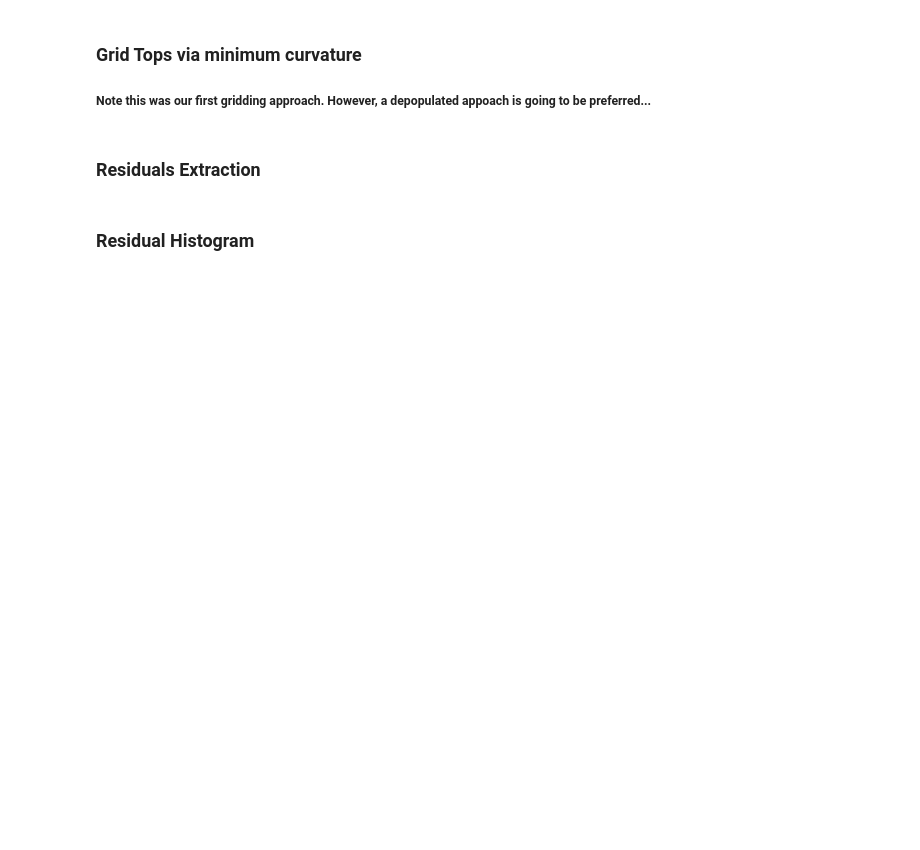
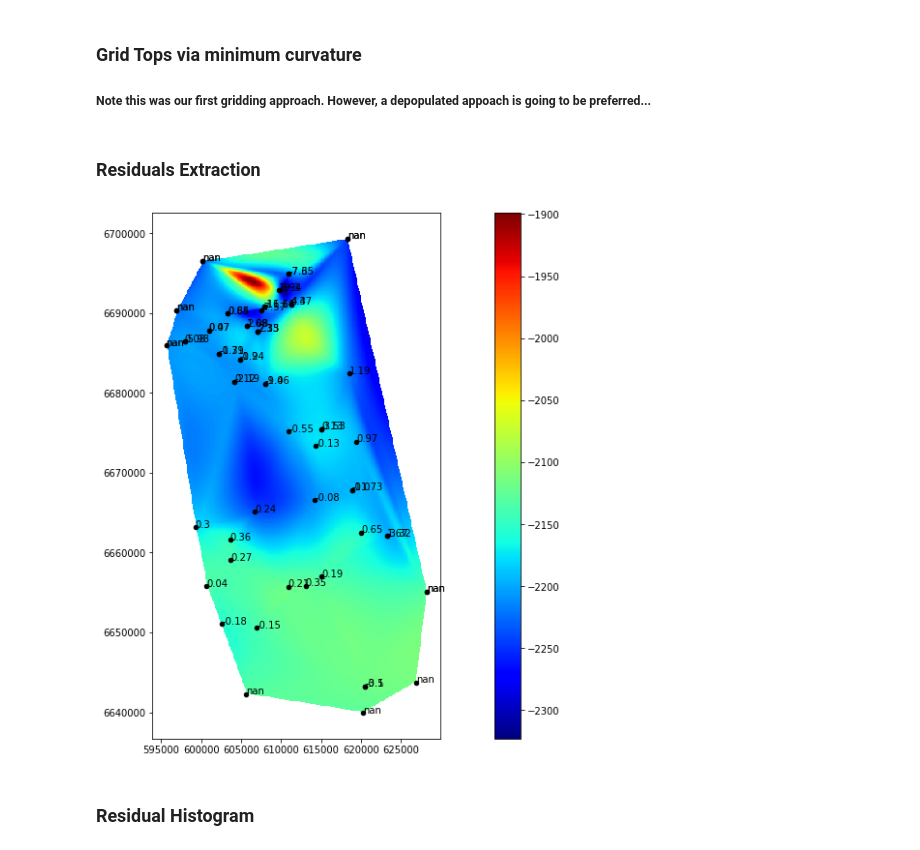
Before and after one commit to seismic-shift/wonky_tops, a Jupyter notebook: wonky_tom-export.ipynb, the cells around one changed output. Drawn from its saved outputs; the diff is of its cells as text; code cells hidden in the pictures; blank space fills up the shorter version.

Commit message:
Updated residuals plot

```diff
--- a/wonky_tom-export.ipynb
+++ b/wonky_tom-export.ipynb
@@ -190,0 +192,3 @@ plt.colorbar()
+# %%
+#Create a grid from input data in to regular grid
+grid = grid_surface(points, values, gridX, gridY, intMeth='cubic')
@@ -224,3 +221,0 @@ z_gridded = gridded[(xCor, yCor)]
-# %%
-#Calculate the residuals by subtracting gridded value from input top value
-residuals = z - z_gridded
@@ -246,2 +222,40 @@ for i, txt in enumerate(res_list_txt):
+# %%
+def transform_coordinates(gExt, gridIn, tops):
+    """
+    Extract Residuals given a grid, its extent and the well tops
+    Return X,Y Residual as numpy array
+    """
+    corners_xy = np.array([[gExt[0], gExt[2]],
+                       [gExt[0], gExt[3]],
+                       [gExt[1], gExt[2]]])
+
+    corners_ix = np.array([[0,  0],
+                       [0, gridIn.shape[1]],
+                       [gridIn.shape[0],0]])
+
+    transform = bruges.transform.CoordTransform(corners_ix, corners_xy)
+
+    x = tops[:,0].tolist()
+    y = tops[:,1].tolist()
+    xyMerge = list(zip(x,y))
+
+    coordinatesOut = [transform.reverse([i[0], i[1]]) for i in xyMerge]
+
+    xcors = np.array([item[0] for item in coordinatesOut])
+    ycors = np.array([item[1] for item in coordinatesOut])
+
+    zGrid = gridIn[(xcors, ycors)]
+    z = tops[:,2]
+
+    residuals = z - zGrid
+
+    return np.column_stack((tops[:,0], tops[:,1], residuals))
+# %%
+#Get the residuals data. The difference between well top and gridded surface
+residuals = transform_coordinates(grid_extent, grid, filtered)
+# %%
+plot_surface(grid, dExtent, filtered, res=residuals)
+# %% [output]
+[figure, added]
 # %% [markdown]
 ### Residual Histogram
```
Also changed, not shown: parts of 24 cells of this notebook, 1 other file.
